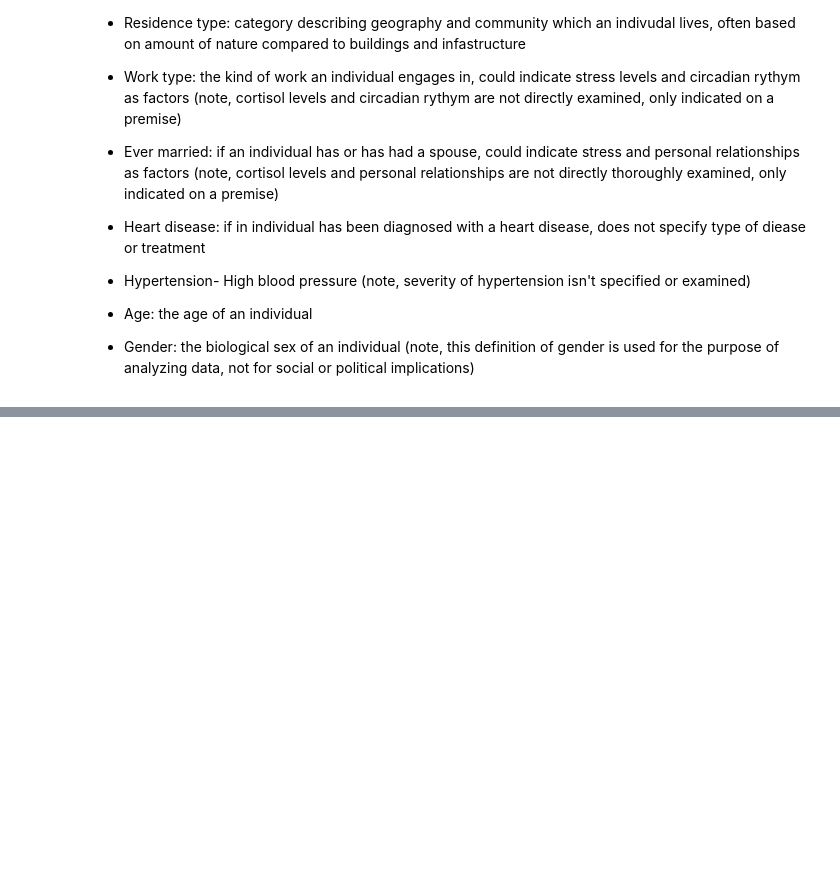
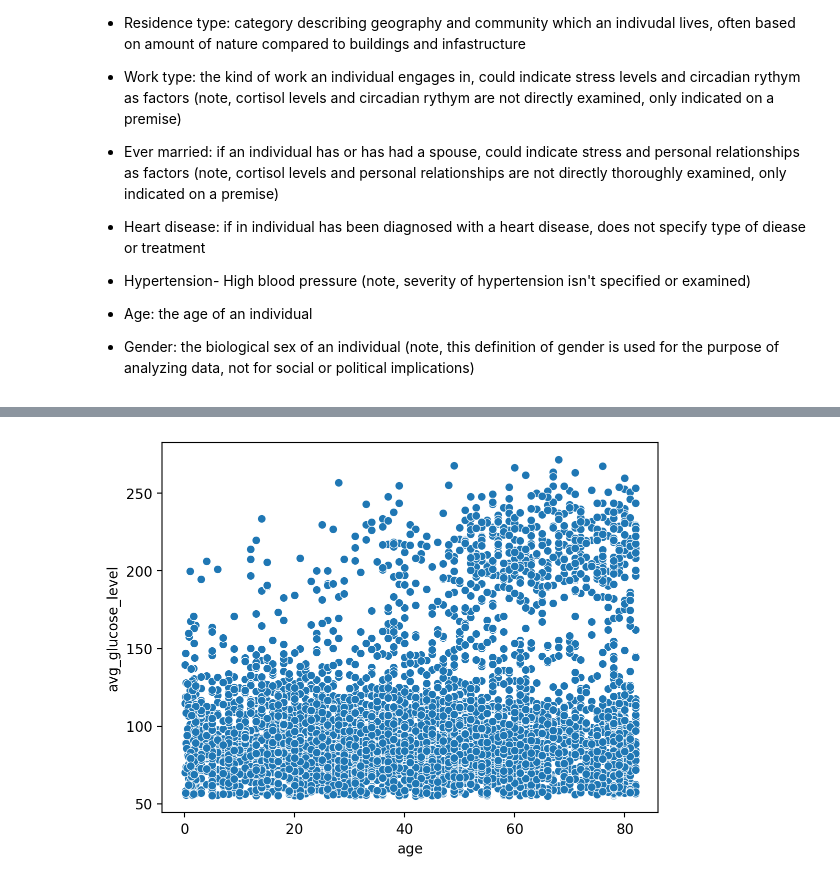
Before and after one commit to juliannachavez/PUBH1142, a Jupyter notebook: Stroke_Analysis.ipynb, the cells around one changed output, grey strips where cells are left out. Drawn from its saved outputs; the diff is of its cells as text; code cells hidden in the pictures; blank space fills up the shorter version.

```diff
--- a/Stroke_Analysis.ipynb
+++ b/Stroke_Analysis.ipynb
@@ -36,0 +172,9 @@ df = pd.read_csv('https://raw.githubusercontent.com/juanklopper/TutorialData/mai
+# %%
+# Below, I will create a histogram of the age of the participants and their average glucose levels
+sns.scatterplot(
+    data=df,
+    x='age',
+    y='avg_glucose_level',
+);
+# %% [output]
+[figure, added]
```
Also changed, not shown: parts of 71 cells of this notebook.
